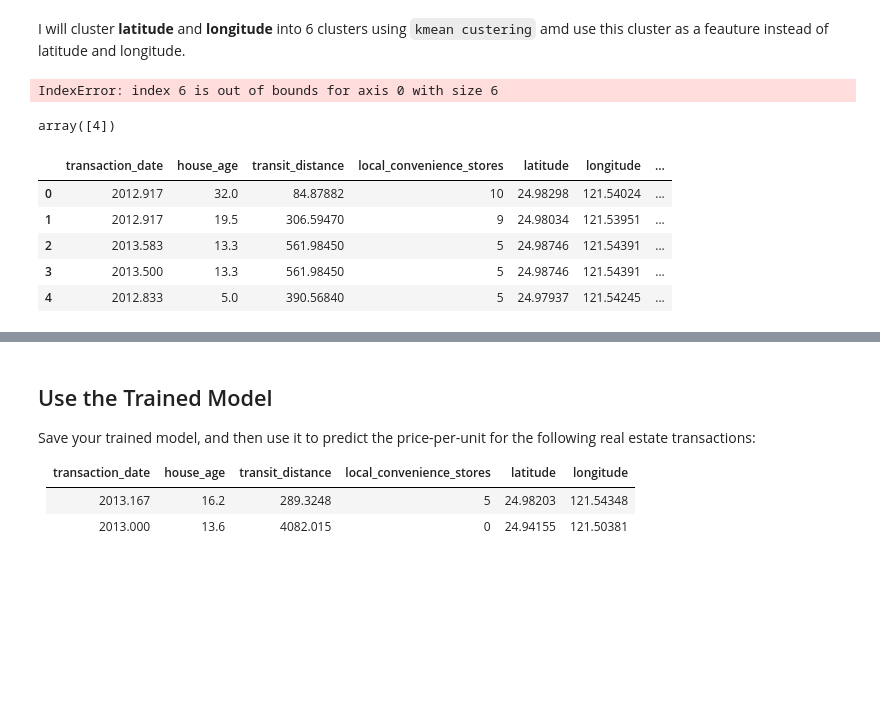
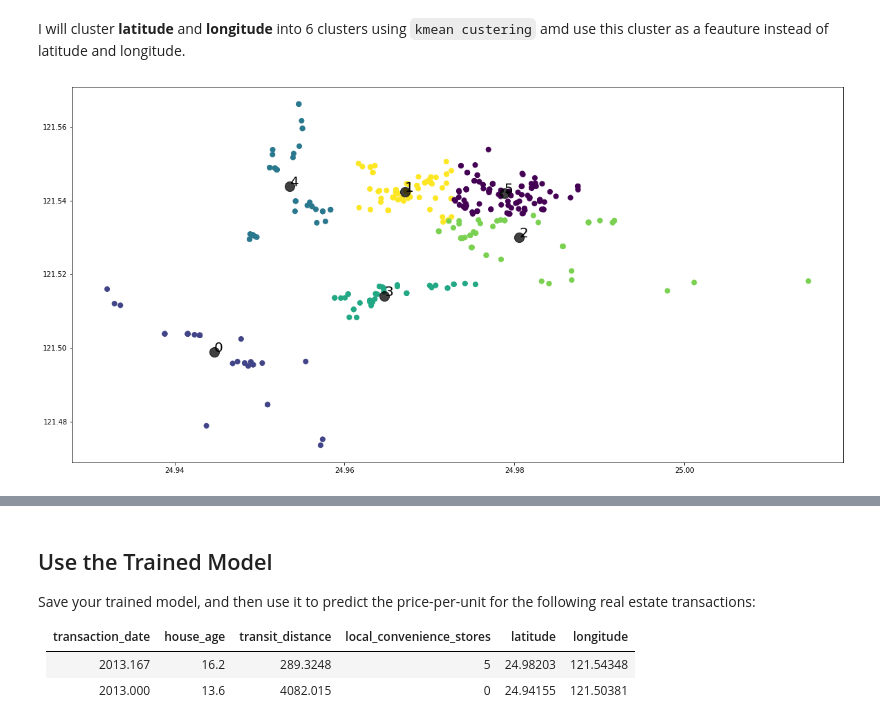
Before and after one commit to jschevers/ml-basics, a Jupyter notebook: challenges/02 - Real Estate Regression Challenge.ipynb, the cells around one changed output, grey strips where cells are left out. Saved outputs shown, nothing was run; the diff lists cells and outputs as text; code cells hidden in the pictures; blank space fills up the shorter version.

```diff
--- a/challenges/02 - Real Estate Regression Challenge.ipynb
+++ b/challenges/02 - Real Estate Regression Challenge.ipynb
@@ -186,27 +186,17 @@ y_kmeans = kmeans.predict(X)
 # %%
 plt.figure(figsize=(20, 10))
 plt.scatter(data['latitude'], data['longitude'], c = y_kmeans, s = 50, cmap = 'viridis')
 
 centers = kmeans.cluster_centers_ # coordinats of center
 #labels = kmeans.labels_
 plt.scatter(centers[:, 0], centers[:, 1], c = 'black', s = 200, alpha= 0.75)
 for i, label in enumerate(kmeans.fit_predict(centers)):
-    plt.annotate(label,(centers[i, 0], centers[i, 1]),textcoords = 'offset points' )
+    #plt.annotate(label, (centers[i, 0], centers[i, 1]),textcoords = 'offset points')
+    plt.annotate(label, xy =(centers[i, 0], centers[i, 1]), size = 20 )
 plt.show()
 # %% [output]
-IndexError: index 6 is out of bounds for axis 0 with size 6
+[figure, added]
 # %%
-#x = data.loc[1][['latitude', 'longitude']]
-
-kmeans.predict([[24.98298, 121.54024]])
+# kmeans.predict([[24.98298, 121.54024]])
+# add cluster to data
+data['area_cluster'] =  kmeans.predict(data[['latitude','longitude']])
-# %% [output]
-array([4])
-# %%
-data.head()
-# %% [output]
-|  | transaction_date | house_age | transit_distance | local_convenience_stores | latitude | longitude | ... |
-| 0 | 2012.917 | 32.0 | 84.87882 | 10 | 24.98298 | 121.54024 | ... |
-| 1 | 2012.917 | 19.5 | 306.59470 | 9 | 24.98034 | 121.53951 | ... |
-| 2 | 2013.583 | 13.3 | 561.98450 | 5 | 24.98746 | 121.54391 | ... |
-| 3 | 2013.500 | 13.3 | 561.98450 | 5 | 24.98746 | 121.54391 | ... |
-| 4 | 2012.833 | 5.0 | 390.56840 | 5 | 24.97937 | 121.54245 | ... |
```
Also changed, not shown: parts of 8 cells of this notebook.
